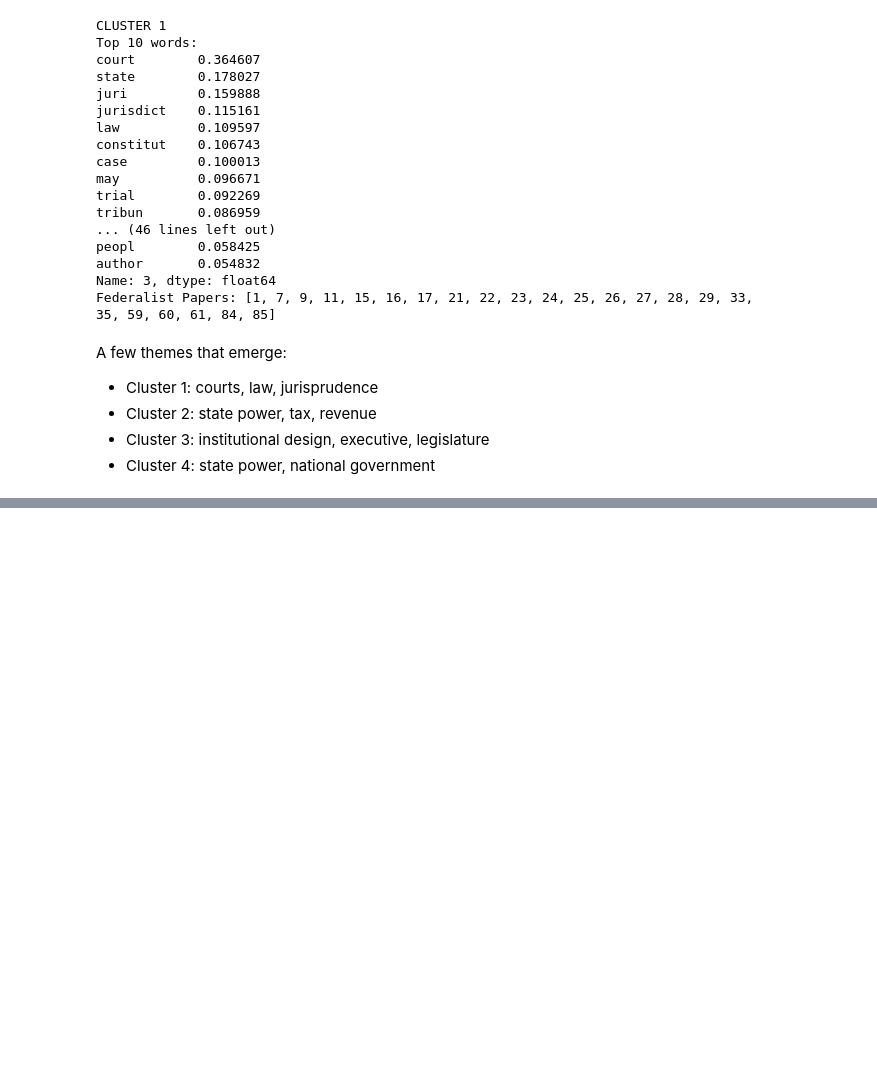
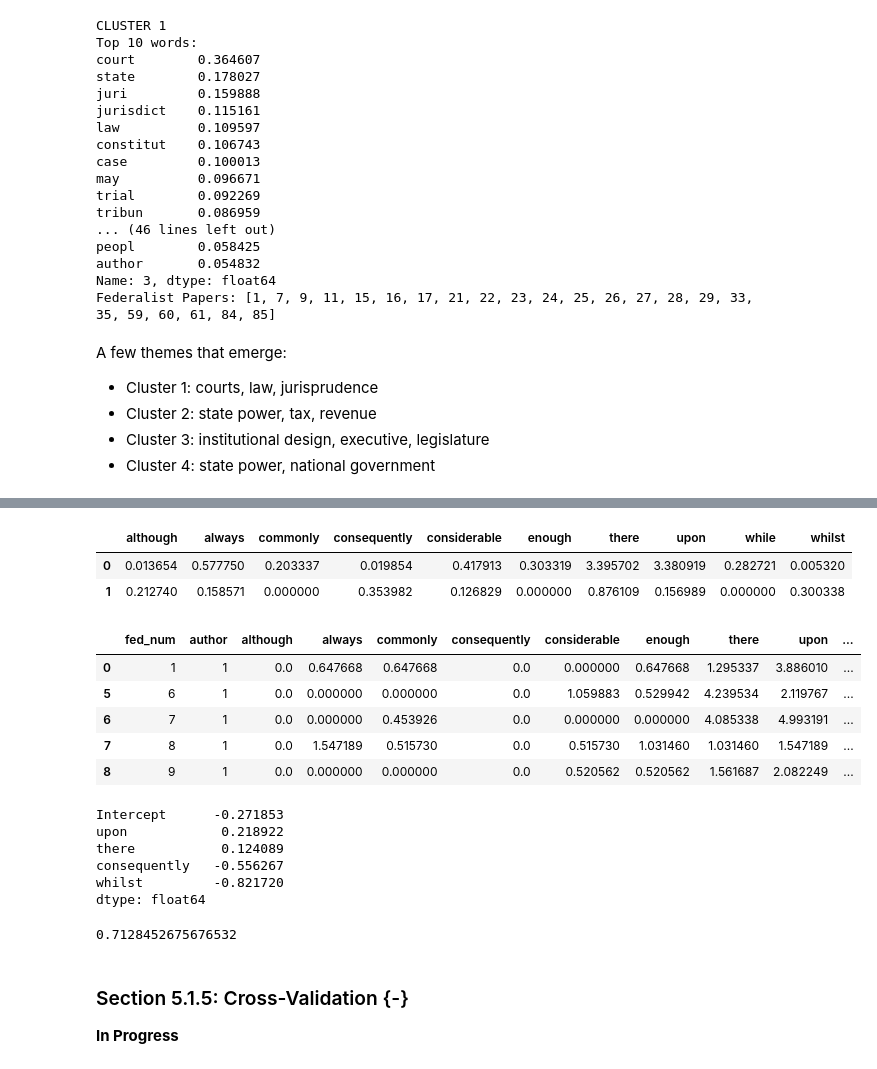
Before and after one commit to jeffallen13/qsspy, a Jupyter notebook: DISCOVERY/discovery-py.ipynb, the cells around one changed output, grey strips where cells are left out. Saved outputs shown, nothing was run; the diff lists cells and outputs as text; code cells hidden in the pictures; blank space fills up the shorter version.

Commit message:
Section 5.1.4 complete

```diff
--- a/DISCOVERY/discovery-py.ipynb
+++ b/DISCOVERY/discovery-py.ipynb
@@ -390,0 +435,76 @@ A few themes that emerge:
+# %%
+# this time, do not pass the preprocess_text function to the analyzer argument
+count_vect1 = CountVectorizer()
+
+dtm1 = count_vect1.fit_transform(federalist['text_processed_v2'])
+
+dtm1_mat = pd.DataFrame(dtm1.toarray(),
+                        columns=count_vect1.get_feature_names_out())
+
+# term frequency per 1000 words
+row_sums = dtm1_mat.sum(axis='columns')
+tfm = dtm1_mat.div(row_sums, axis='rows')*1000
+
+# words of interest
+words = ['although', 'always', 'commonly', 'consequently', 'considerable',
+         'enough', 'there', 'upon', 'while', 'whilst']
+
+# select only these words
+tfm = tfm.loc[:, words]
+
+# average among Hamilton/Madison essays
+tfm_ave = (pd.concat(
+    [tfm.loc[federalist['author']=='Hamilton'].sum(axis='rows') / len(hamilton),
+     tfm.loc[federalist['author']=='Madison'].sum(axis='rows') / len(madison)],
+     axis=1
+)).T # transpose
+
+tfm_ave
+# %% [output]
+|  | although | always | commonly | consequently | considerable | enough | there | upon | while | whilst |
+| 0 | 0.013654 | 0.577750 | 0.203337 | 0.019854 | 0.417913 | 0.303319 | 3.395702 | 3.380919 | 0.282721 | 0.005320 |
+| 1 | 0.212740 | 0.158571 | 0.000000 | 0.353982 | 0.126829 | 0.000000 | 0.876109 | 0.156989 | 0.000000 | 0.300338 |
+# %%
+# add tfm to the federalist data frame
+federalist = pd.concat([federalist, tfm], axis=1)
+
+select_vars = ['fed_num', 'author'] + words
+
+hm_data = (
+    federalist.loc[federalist['author'].isin(['Hamilton', 'Madison']),
+                   select_vars]
+).copy()
+
+hm_data['author'] = np.where(hm_data['author'] == "Hamilton", 1, -1)
+
+hm_data.head()
+# %% [output]
+|  | fed_num | author | although | always | commonly | consequently | considerable | enough | there | upon | ... |
+| 0 | 1 | 1 | 0.0 | 0.647668 | 0.647668 | 0.0 | 0.000000 | 0.647668 | 1.295337 | 3.886010 | ... |
+| 5 | 6 | 1 | 0.0 | 0.000000 | 0.000000 | 0.0 | 1.059883 | 0.529942 | 4.239534 | 2.119767 | ... |
+| 6 | 7 | 1 | 0.0 | 0.000000 | 0.453926 | 0.0 | 0.000000 | 0.000000 | 4.085338 | 4.993191 | ... |
+| 7 | 8 | 1 | 0.0 | 1.547189 | 0.515730 | 0.0 | 0.515730 | 1.031460 | 1.031460 | 1.547189 | ... |
+| 8 | 9 | 1 | 0.0 | 0.000000 | 0.000000 | 0.0 | 0.520562 | 0.520562 | 1.561687 | 2.082249 | ... |
+# %%
+hm_model = 'author ~ upon + there + consequently + whilst'
+
+hm_fit = smf.ols(hm_model, data=hm_data).fit()
+
+hm_fit.params
+# %% [output]
+Intercept      -0.271853
+upon            0.218922
+there           0.124089
+consequently   -0.556267
+whilst         -0.821720
+dtype: float64
+# %%
+hm_fitted = hm_fit.fittedvalues
+
+np.std(hm_fitted)
+# %% [output]
+0.7128452675676532
+# %% [markdown]
+### Section 5.1.5: Cross-Validation {-}
+
+**In Progress**
```
Also changed, not shown: parts of 4 cells of this notebook, 2 other files.
